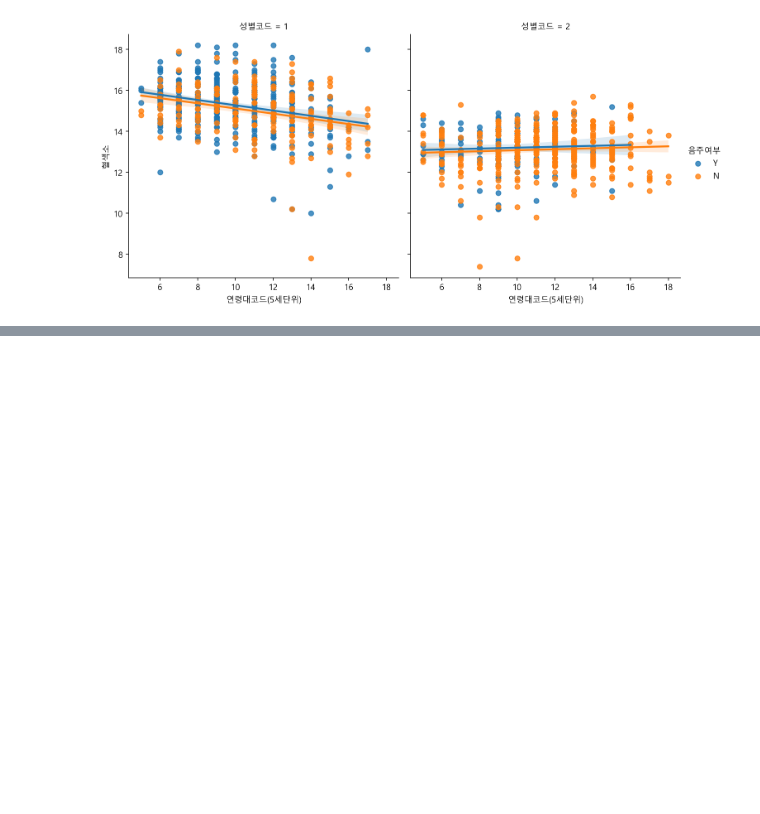
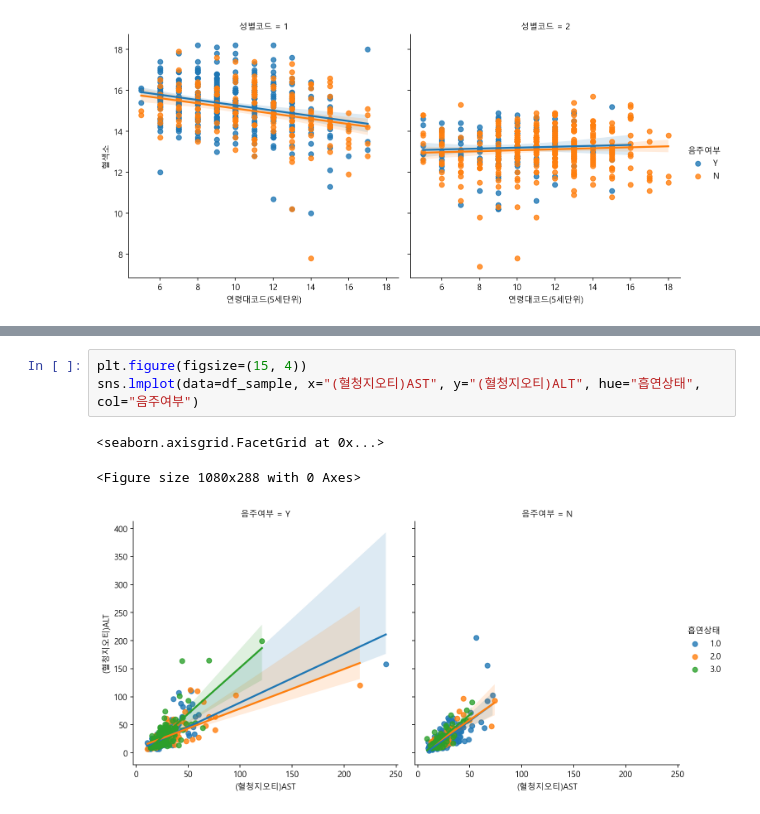
Before and after one commit to elevenfofiv/TodayCode, a Jupyter notebook: health_analysis.ipynb, the cells around one changed output, grey strips where cells are left out. Saved outputs shown, nothing was run; the diff lists cells and outputs as text; blank space fills up the shorter version.

```diff
--- a/health_analysis.ipynb
+++ b/health_analysis.ipynb
@@ -420,0 +417,7 @@ sns.lmplot(data=df_sample, x="연령대코드(5세단위)", y='혈색소', hue='
+# %%
+plt.figure(figsize=(15, 4))
+sns.lmplot(data=df_sample, x="(혈청지오티)AST", y="(혈청지오티)ALT", hue="흡연상태", col="음주여부")
+# %% [output]
+<seaborn.axisgrid.FacetGrid at 0x...>
+<Figure size 1080x288 with 0 Axes>
+[figure, added]
```
Also changed, not shown: parts of 28 cells of this notebook, 1 other file.
